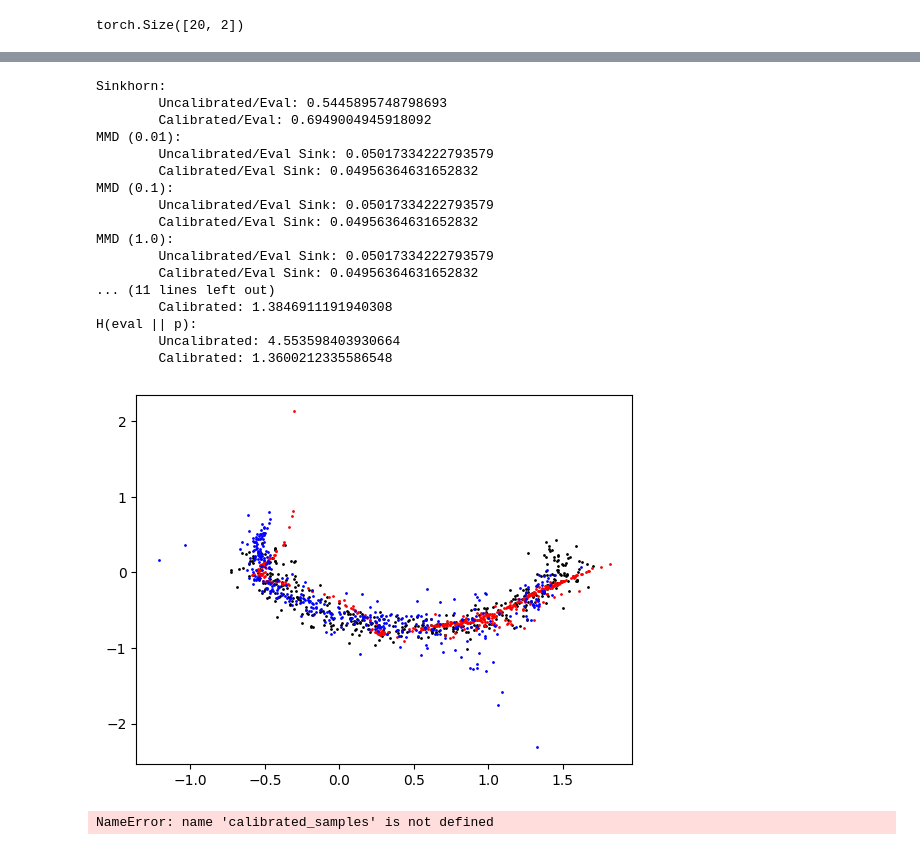
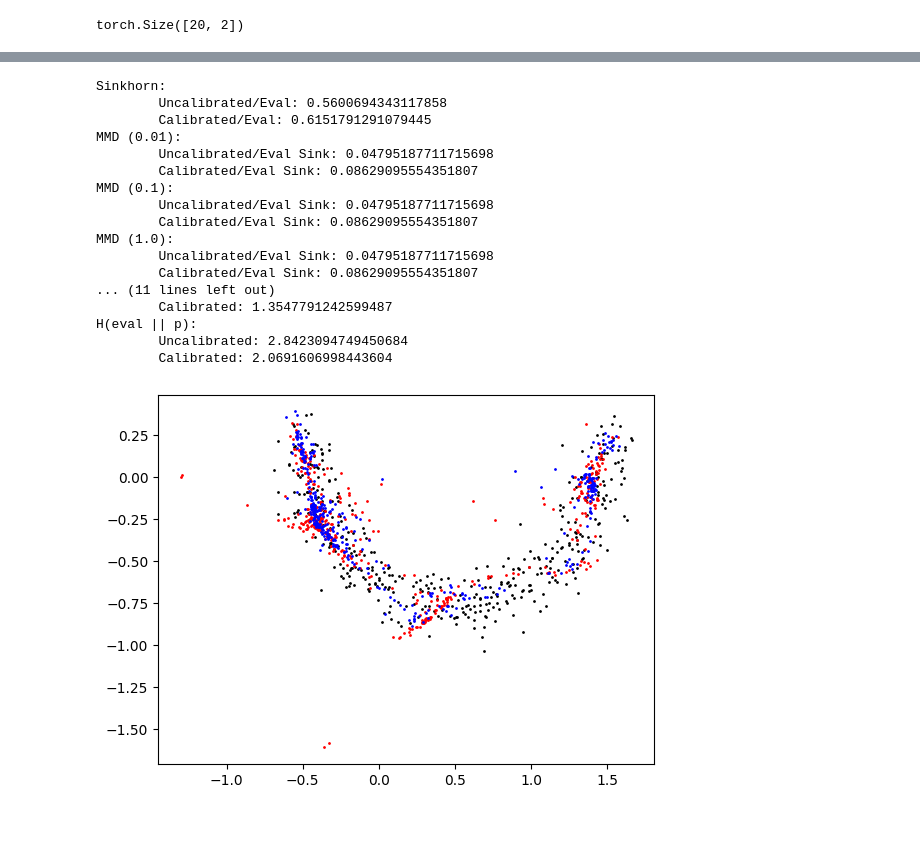
Before and after one commit to dawsonc/BayesAir, a Jupyter notebook: scripts/notebooks/flow_test cal.ipynb, the cells around one changed output, grey strips where cells are left out. Drawn from its saved outputs; the diff is of its cells as text; code cells hidden in the pictures.

```diff
--- a/scripts/notebooks/flow_test cal.ipynb
+++ b/scripts/notebooks/flow_test cal.ipynb
@@ -59,31 +59,3 @@ failure = samples[labels == 1]
 failure.shape
 # %% [output]
 torch.Size([20, 2])
-# %%
-# Train a model to evaluate against with lots of data
-eval_samples, eval_labels = two_moons(20000)
-eval_samples = eval_samples[eval_labels == 1]
-flow_failure_eval = zuko.flows.NSF(features=2, hidden_features=(64, 64))
-failure_optimizer = torch.optim.Adam(flow_failure_eval.parameters(), lr=1e-3)
-
-pbar = tqdm(range(200))
-for epoch in pbar:
-    failure_optimizer.zero_grad()
-
-    loss_failure = -flow_failure_eval().log_prob(eval_samples).mean()
-    loss_failure.backward()
-    failure_optimizer.step()
-
-_, ax = plt.subplots(1, 1, figsize=(4, 4))
-failure_samples = flow_failure_eval().sample((1_000,))
-failure_labels = torch.tensor([1.0]).expand(1_000)
-ax.scatter(*failure_samples.T, s=1, c=failure_labels, cmap="bwr")
-# Turn off axis ticks
-plt.xticks([])
-plt.yticks([])
-plt.axis("off")
-plt.ylim([-1.1, 1.1])
-plt.xlim([-1.7, 1.7])
-# Equal aspect
-plt.gca().set_aspect("equal")
-# plt.savefig('images/two_moo
@@ -303,7 +276,7 @@ eval_samples, eval_labels = two_moons(20000)
 eval_samples = eval_samples[eval_labels == 1]
 
 uncalibrated_samples = flow_nsf_beta_failure().sample((eval_samples.shape[0],))
-calibrated_samples = flow_nsf_beta_calibrated_failure(label).sample((eval_samples.shape[0],))
+calibrated_samples = flow_nsf_beta_calibrated_failure(mixture_label).sample((eval_samples.shape[0],))
 
 plt.scatter(*eval_samples.T, s=1, c="k", label="True")
 plt.scatter(*uncalibrated_samples.T, s=1, c="r", label="Uncalibrated")
@@ -330,64 +303,51 @@ kl_eval_uncalibrated = (
 ).mean()
 kl_eval_calibrated = (
     flow_failure_eval().log_prob(eval_samples)
-    - flow_nsf_beta_calibrated_failure(label).log_prob(eval_samples)
+    - flow_nsf_beta_calibrated_failure(mixture_label).log_prob(eval_samples)
 ).mean()
 print("KL(eval || p):")
 print(f"\tUncalibrated: {kl_eval_uncalibrated}")
 print(f"\tCalibrated: {kl_eval_calibrated}")
 
 samples = flow_nsf_beta_failure().sample((1_000,))
 kl_uncalibrated_eval = (
     flow_nsf_beta_failure().log_prob(samples)
     - flow_failure_eval().log_prob(samples)
 ).mean()
-samples = flow_nsf_beta_calibrated_failure(label).sample((1_000,))
+samples = flow_nsf_beta_calibrated_failure(mixture_label).sample((1_000,))
 kl_calibrated_eval = (
-    flow_nsf_beta_calibrated_failure(label).log_prob(samples)
+    flow_nsf_beta_calibrated_failure(mixture_label).log_prob(samples)
     - flow_failure_eval().log_prob(samples)
 ).mean()
 print("KL(p || eval):")
 print(f"\tUncalibrated: {kl_uncalibrated_eval}")
 print(f"\tCalibrated: {kl_calibrated_eval}")
 
 ce_eval_uncalibrated = -(
     flow_nsf_beta_failure().log_prob(eval_samples)
 ).mean()
 ce_eval_calibrated = -(
-    flow_nsf_beta_calibrated_failure(label).log_prob(eval_samples)
+    flow_nsf_beta_calibrated_failure(mixture_label).log_prob(eval_samples)
 ).mean()
 print("H(eval || p):")
 print(f"\tUncalibrated: {ce_eval_uncalibrated}")
 print(f"\tCalibrated: {ce_eval_calibrated}")
 # %% [output]
 Sinkhorn:
-        Uncalibrated/Eval: 0.5445895748798693
-        Calibrated/Eval: 0.6949004945918092
+        Uncalibrated/Eval: 0.5600694343117858
+        Calibrated/Eval: 0.6151791291079445
 MMD (0.01):
-        Uncalibrated/Eval Sink: 0.05017334222793579
-        Calibrated/Eval Sink: 0.04956364631652832
+        Uncalibrated/Eval Sink: 0.04795187711715698
+        Calibrated/Eval Sink: 0.08629095554351807
 MMD (0.1):
-        Uncalibrated/Eval Sink: 0.05017334222793579
-        Calibrated/Eval Sink: 0.04956364631652832
+        Uncalibrated/Eval Sink: 0.04795187711715698
+        Calibrated/Eval Sink: 0.08629095554351807
 MMD (1.0):
-        Uncalibrated/Eval Sink: 0.05017334222793579
-        Calibrated/Eval Sink: 0.04956364631652832
+        Uncalibrated/Eval Sink: 0.04795187711715698
+        Calibrated/Eval Sink: 0.08629095554351807
 ... (11 lines left out)
-        Calibrated: 1.3846911191940308
+        Calibrated: 1.3547791242599487
 H(eval || p):
-        Uncalibrated: 4.553598403930664
-        Calibrated: 1.3600212335586548
+        Uncalibrated: 2.8423094749450684
+        Calibrated: 2.0691606998443604
-[figure, old version]
+[figure, new version]
-# %%
-X = -calibrated_samples
-Y = eval_samples
-Z = torch.vstack([X, Y])
-L2_distances = torch.cdist(Z, Z) ** 2
-K = torch.exp(-0.5 * L2_distances)
-X_size = X.shape[0]
-XX = K[:X_size, :X_size].mean()
-XY = K[:X_size, X_size:].mean()
-YY = K[X_size:, X_size:].mean()
-XX - 2 * XY + YY
-# %% [output]
-NameError: name 'calibrated_samples' is not defined
```
Also changed, not shown: parts of 8 cells of this notebook, 4 other files.
